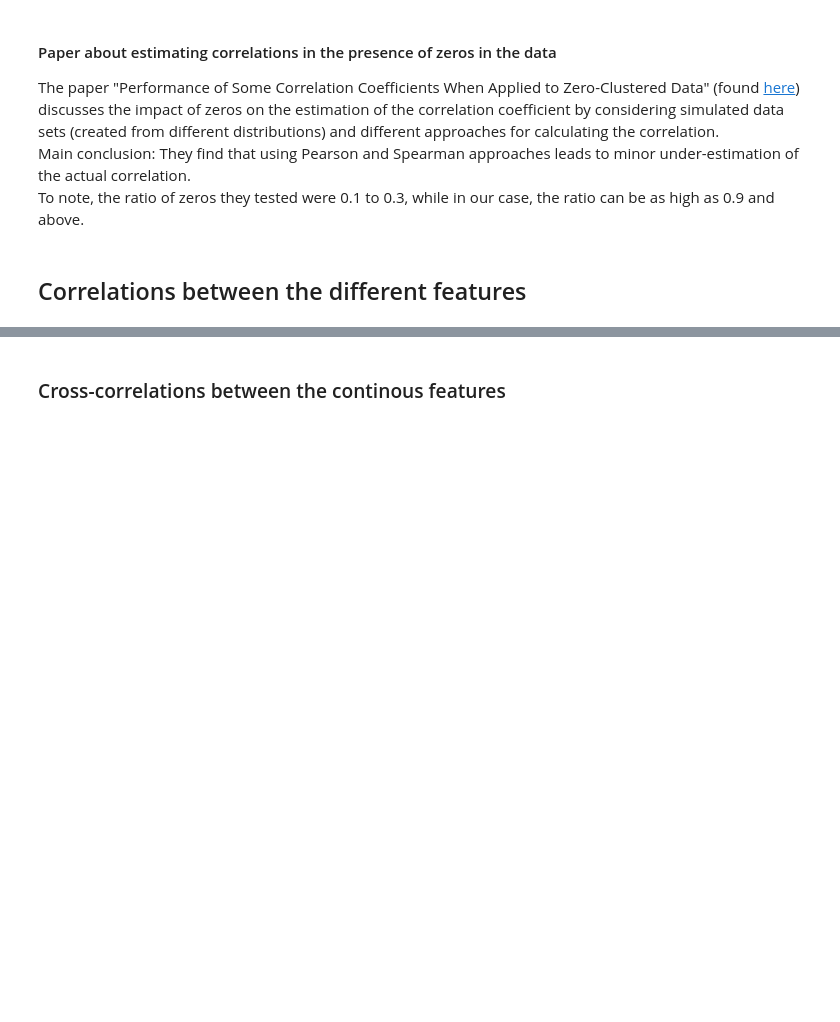
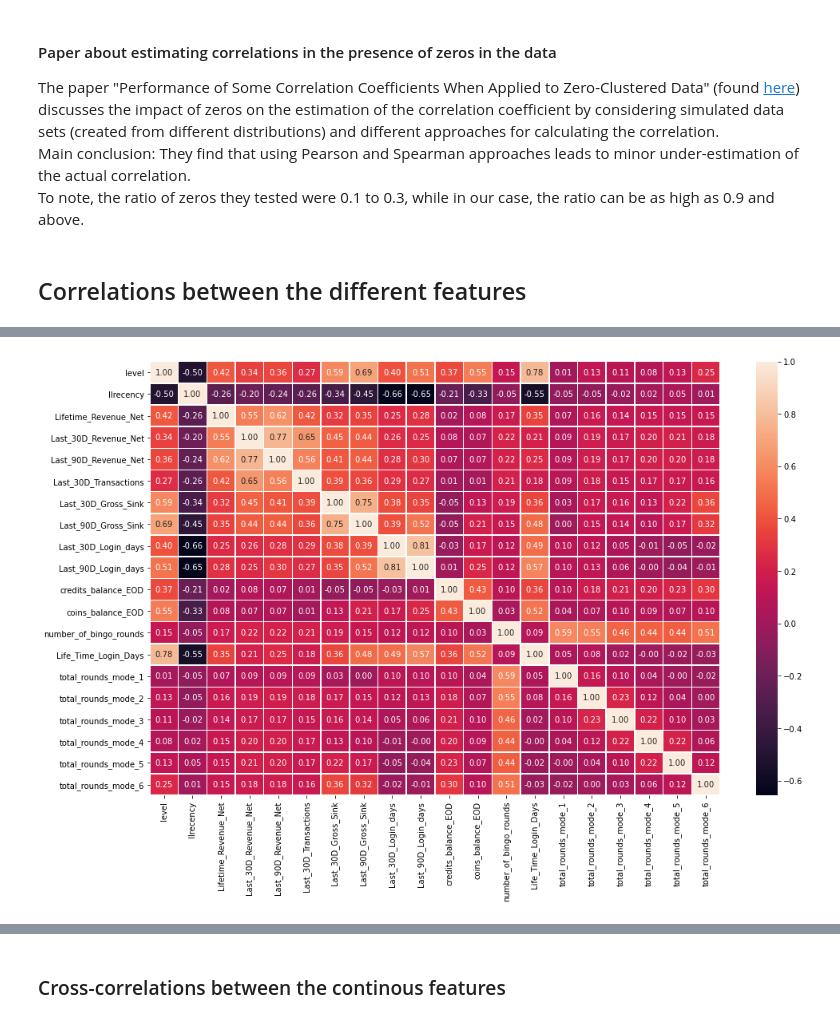
Before and after one commit to AlexanderLoebel/Homogeneity, a Jupyter notebook: Exploratory Data Analysis of the historical features - Part 2.ipynb, the cells around one changed output, grey strips where cells are left out. Saved outputs shown, nothing was run; the diff lists cells and outputs as text; code cells hidden in the pictures; blank space fills up the shorter version.

```diff
--- a/Exploratory Data Analysis of the historical features - Part 2.ipynb
+++ b/Exploratory Data Analysis of the historical features - Part 2.ipynb
@@ -596,0 +639,4 @@ plt.show()
+# %%
+plot_heat_map(results['zero_dropped_data']['correlations'], numerical_columns, numerical_columns)
+# %% [output]
+[figure, added]
```
Also changed, not shown: parts of 57 cells of this notebook.
